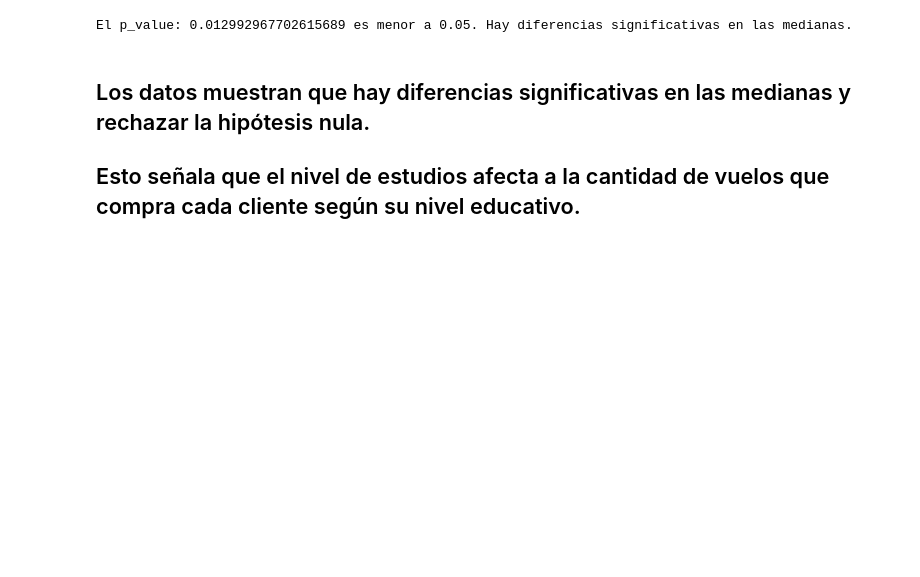
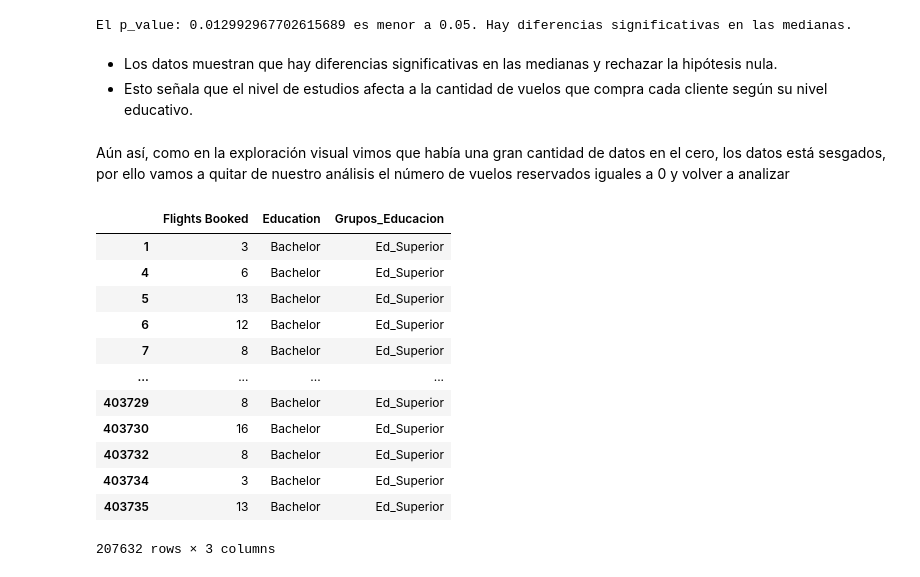
Before and after one commit to martapintoslopez/Airline, a Jupyter notebook: ev_final.ipynb, the cells around one changed output. Drawn from its saved outputs; the diff is of its cells as text; code cells hidden in the pictures; blank space fills up the shorter version.

Commit message:
Análisis sin datos que sesgan

```diff
--- a/ev_final.ipynb
+++ b/ev_final.ipynb
@@ -1141,5 +1141,24 @@ else:
 # %% [output]
 El p_value: 0.012992967702615689 es menor a 0.05. Hay diferencias significativas en las medianas.
 # %% [markdown]
-## Los datos muestran que hay diferencias significativas en las medianas y rechazar la hipótesis nula.
-## Esto señala que el nivel de estudios afecta a la cantidad de vuelos que compra cada cliente según su nivel educativo.
+- Los datos muestran que hay diferencias significativas en las medianas y rechazar la hipótesis nula.
+- Esto señala que el nivel de estudios afecta a la cantidad de vuelos que compra cada cliente según su nivel educativo.
+# %% [markdown]
+Aún así, como en la exploración visual vimos que había una gran cantidad de datos en el cero, los datos está sesgados, por ello vamos a quitar de nuestro análisis el número de vuelos reservados iguales a 0 y volver a analizar
+# %%
+df_flights = df_edu[df_edu["Flights Booked"] > 0]
+df_flights
+# %% [output]
+|  | Flights Booked | Education | Grupos_Educacion |
+| 1 | 3 | Bachelor | Ed_Superior |
+| 4 | 6 | Bachelor | Ed_Superior |
+| 5 | 13 | Bachelor | Ed_Superior |
+| 6 | 12 | Bachelor | Ed_Superior |
+| 7 | 8 | Bachelor | Ed_Superior |
+| ... | ... | ... | ... |
+| 403729 | 8 | Bachelor | Ed_Superior |
+| 403730 | 16 | Bachelor | Ed_Superior |
+| 403732 | 8 | Bachelor | Ed_Superior |
+| 403734 | 3 | Bachelor | Ed_Superior |
+| 403735 | 13 | Bachelor | Ed_Superior |
+207632 rows × 3 columns
```
Also changed, not shown: parts of 8 cells of this notebook.
